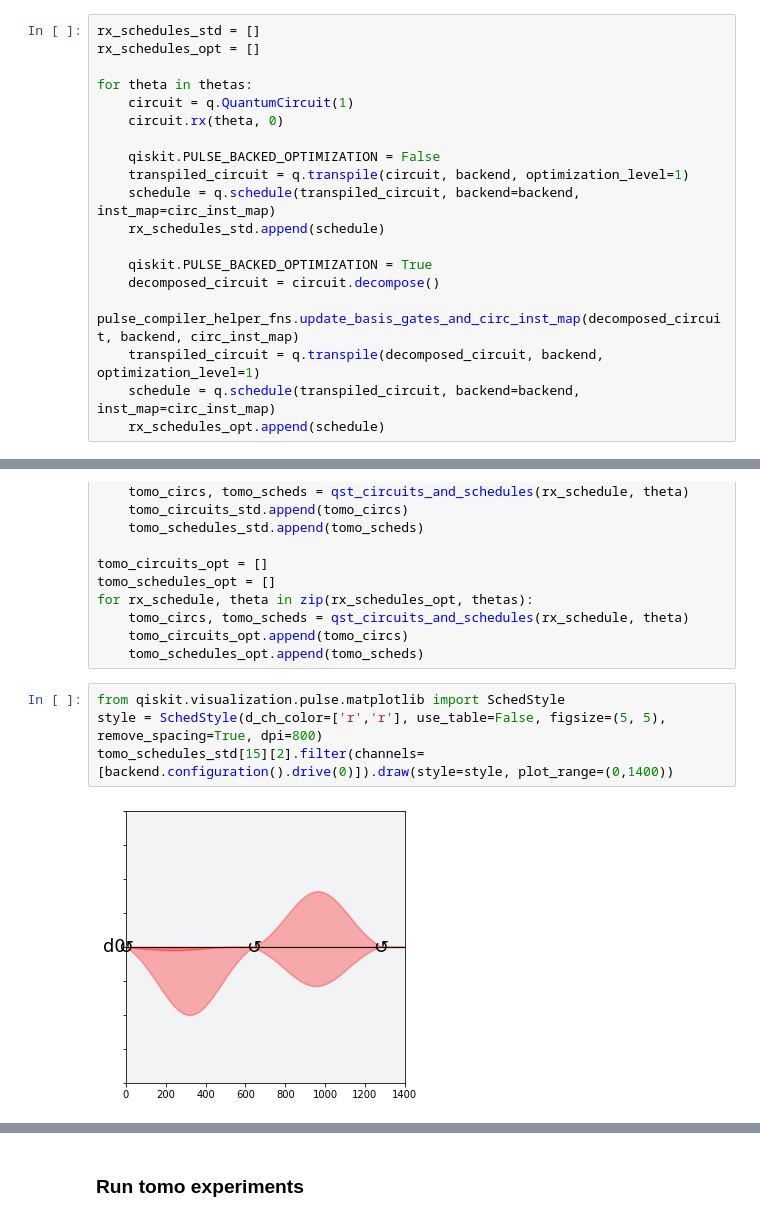
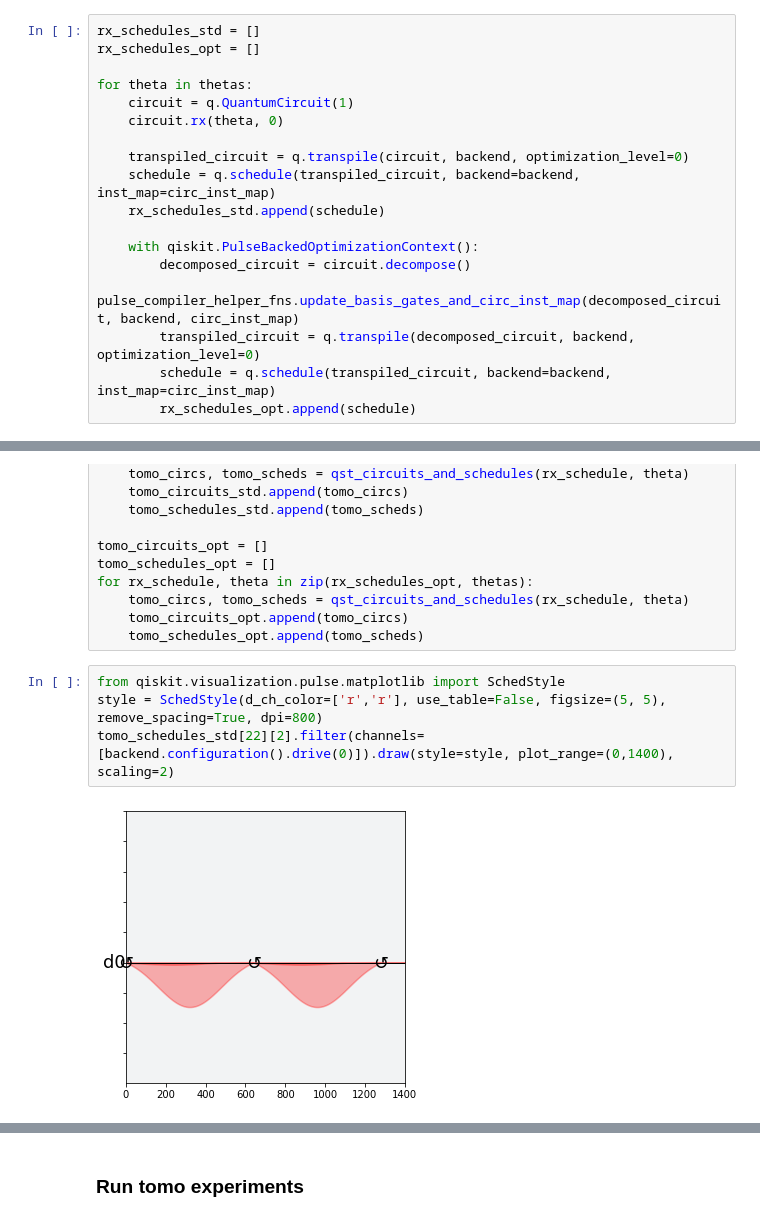
Before and after one commit to singular-value/optimizations_via_openpulse, a Jupyter notebook: RX_Tomo_Armonk.ipynb, the cells around one changed output, grey strips where cells are left out. Saved outputs shown, nothing was run; the diff lists cells and outputs as text.

Commit message:
Updated RX tomo on Armonk

```diff
--- a/RX_Tomo_Armonk.ipynb
+++ b/RX_Tomo_Armonk.ipynb
@@ -87,17 +87,16 @@ for theta in thetas:
     circuit = q.QuantumCircuit(1)
     circuit.rx(theta, 0)
 
-    qiskit.PULSE_BACKED_OPTIMIZATION = False
-    transpiled_circuit = q.transpile(circuit, backend, optimization_level=1)
+    transpiled_circuit = q.transpile(circuit, backend, optimization_level=0)
     schedule = q.schedule(transpiled_circuit, backend=backend, inst_map=circ_inst_map)
     rx_schedules_std.append(schedule)
 
-    qiskit.PULSE_BACKED_OPTIMIZATION = True
-    decomposed_circuit = circuit.decompose()
-    pulse_compiler_helper_fns.update_basis_gates_and_circ_inst_map(decomposed_circuit, backend, circ_inst_map)
-    transpiled_circuit = q.transpile(decomposed_circuit, backend, optimization_level=1)
-    schedule = q.schedule(transpiled_circuit, backend=backend, inst_map=circ_inst_map)
-    rx_schedules_opt.append(schedule)
+    with qiskit.PulseBackedOptimizationContext():
+        decomposed_circuit = circuit.decompose()
+        pulse_compiler_helper_fns.update_basis_gates_and_circ_inst_map(decomposed_circuit, backend, circ_inst_map)
+        transpiled_circuit = q.transpile(decomposed_circuit, backend, optimization_level=0)
+        schedule = q.schedule(transpiled_circuit, backend=backend, inst_map=circ_inst_map)
+        rx_schedules_opt.append(schedule)
 # %% [markdown]
 ### Set up State Tomography
 # %%
@@ -145,8 +144,8 @@ for rx_schedule, theta in zip(rx_schedules_opt, thetas):
 # %%
 from qiskit.visualization.pulse.matplotlib import SchedStyle
 style = SchedStyle(d_ch_color=['r','r'], use_table=False, figsize=(5, 5), remove_spacing=True, dpi=800)
-tomo_schedules_std[15][2].filter(channels=[backend.configuration().drive(0)]).draw(style=style, plot_range=(0,1400))
+tomo_schedules_std[22][2].filter(channels=[backend.configuration().drive(0)]).draw(style=style, plot_range=(0,1400), scaling=2)
 # %% [output]
-[figure, old version]
+[figure, new version]
 # %%
 style = SchedStyle(d_ch_color=['g','g'], use_table=False, figsize=(5, 5), remove_spacing=True, dpi=800)
```
Also changed, not shown: parts of 17 cells of this notebook.
